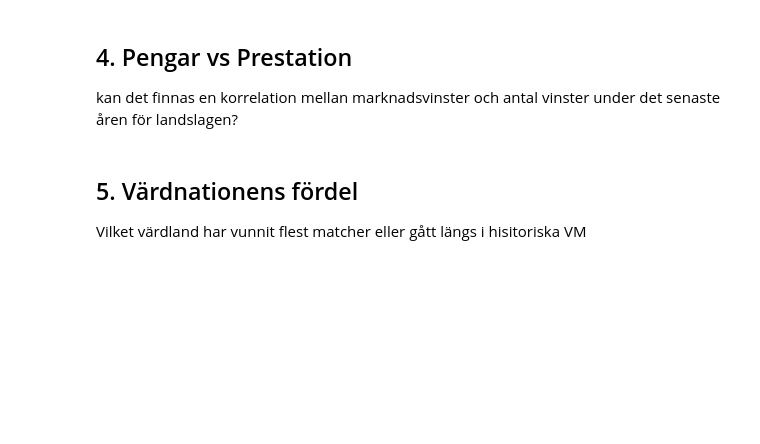
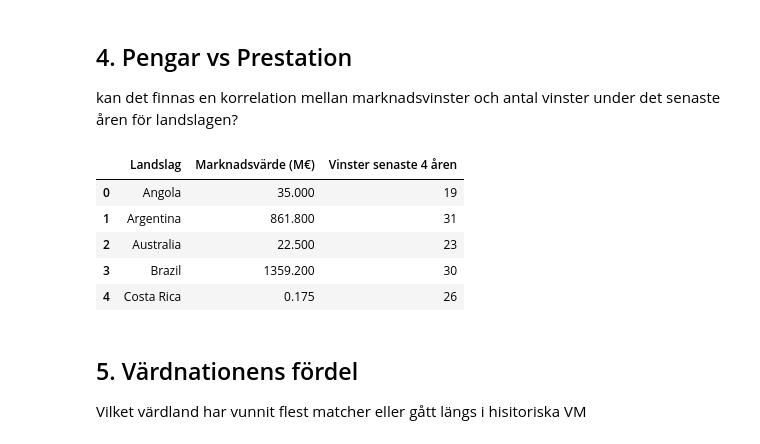
Before and after one commit to webcrunch/kk1-fifa-2026-analysis, a Jupyter notebook: fifa-jupiter.ipynb, the cells around one changed output. Saved outputs shown, nothing was run; the diff lists cells and outputs as text; code cells hidden in the pictures; blank space fills up the shorter version.

```diff
--- a/fifa-jupiter.ipynb
+++ b/fifa-jupiter.ipynb
@@ -654,6 +654,25 @@ Data redo för analys av de inte ekonomiska jättarna :
 ## 4. Pengar vs Prestation
 
 kan  det finnas en korrelation mellan marknadsvinster och antal vinster under det senaste åren för landslagen?
+# %%
+# Bröjar med att skapa en total summa av alla spelares värde/nation
+
+total_value_player_nation = df_players.groupby("Nationality")["MarketValue"].sum().reset_index()
+total_value_player_nation.columns = ["Landslag", "Total_MarketValue_M€"]
+
+df_performance = df_final[["team", "total_market_value", "wins_last_4y"]].copy()
+
+# Döpa om för snyggare tabellvisning (VG-krav)
+df_performance.columns = ["Landslag", "Marknadsvärde (M€)", "Vinster senaste 4 åren"]
+
+display(df_performance.head())
+# %% [output]
+|  | Landslag | Marknadsvärde (M€) | Vinster senaste 4 åren |
+| 0 | Angola | 35.000 | 19 |
+| 1 | Argentina | 861.800 | 31 |
+| 2 | Australia | 22.500 | 23 |
+| 3 | Brazil | 1359.200 | 30 |
+| 4 | Costa Rica | 0.175 | 26 |
 # %% [markdown]
 ## 5. Värdnationens fördel
 
```
